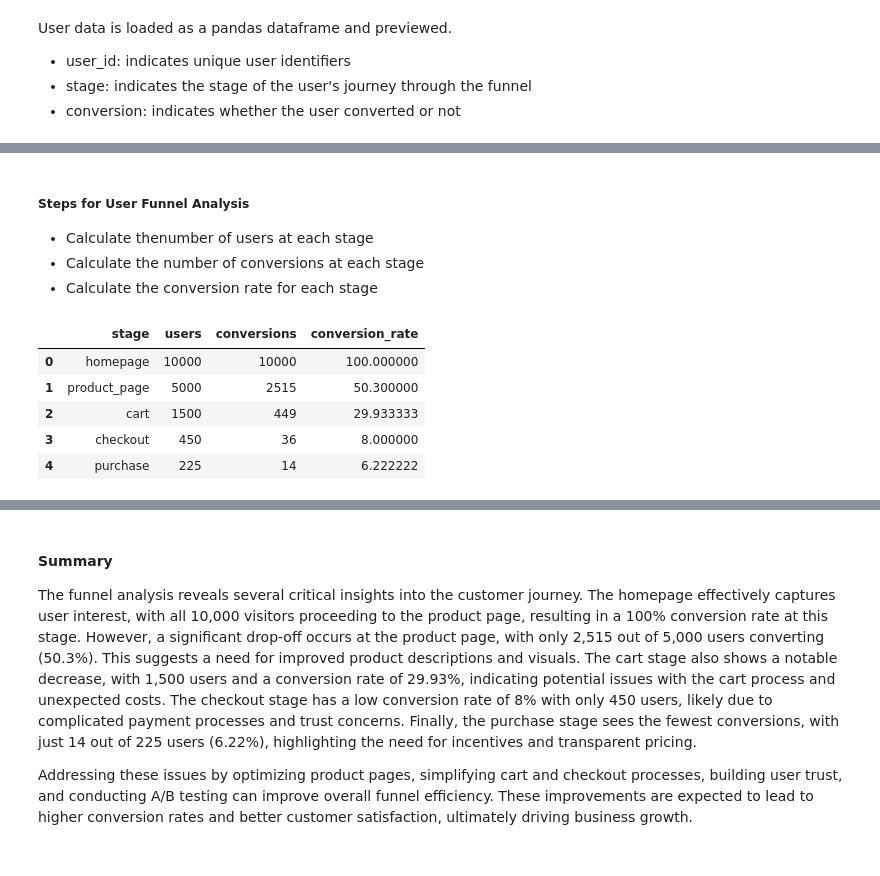
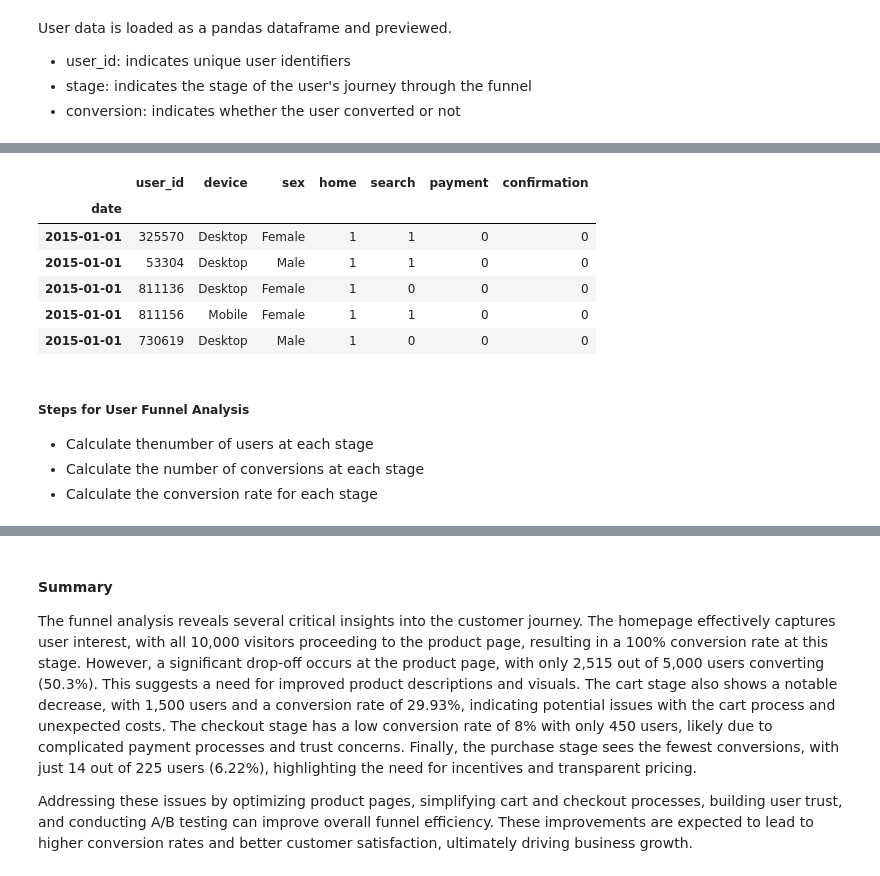
Before and after one commit to DrDamiDave/Customer-Funnel-Analysis, a Jupyter notebook: Customer Funnel Analysis.ipynb, the cells around one changed output, grey strips where cells are left out. Drawn from its saved outputs; the diff is of its cells as text; code cells hidden in the pictures.

```diff
--- a/Customer Funnel Analysis.ipynb
+++ b/Customer Funnel Analysis.ipynb
@@ -46,0 +43,3 @@ The stages in the funnel analysis
+# %%
+home_df = pd.read_csv("home_page_table.csv")
+home_df.head(5)
@@ -47,38 +83,47 @@ The stages in the funnel analysis
+# %%
+# List of dataframes to merge
+df_list = [user_df, home_df,  search_df, payment_df, confirmation_df]
+
+# Rename columns for consistency
+home_df = home_df.rename(columns={'page': 'home'})
+search_df = search_df.rename(columns={'page': 'search'})
+payment_df = payment_df.rename(columns={'page': 'payment'})
+confirmation_df = confirmation_df.rename(columns={'page': 'confirmation'})
+
+
+# Merge all dataframes on 'user_id'
+all_df = reduce(lambda left, right: pd.merge(left, right, how='outer', on='user_id'), df_list)
+
+# Replace specific page values with 1 and fill NaN with 0
+page_columns = {
+    'search': 'search_page',
+    'home': 'home_page',
+    'payment': 'payment_page',
+    'confirmation': 'payment_confirmation_page'
+}
+
+for col, value in page_columns.items():
+    all_df.loc[all_df[col] == value, col] = 1
+
+all_df = all_df.fillna(0)
+
+# Convert 'date' to datetime and set as index, then sort by date
+all_df['date'] = pd.to_datetime(all_df['date'])
+all_df = all_df.set_index('date').sort_values('date')
+
+
+all_df.head()
+# %% [output]
+|  | user_id | device | sex | home | search | payment | confirmation |
+| date |  |  |  |  |  |  |  |
+| 2015-01-01 | 325570 | Desktop | Female | 1 | 1 | 0 | 0 |
+| 2015-01-01 | 53304 | Desktop | Male | 1 | 1 | 0 | 0 |
+| 2015-01-01 | 811136 | Desktop | Female | 1 | 0 | 0 | 0 |
+| 2015-01-01 | 811156 | Mobile | Female | 1 | 1 | 0 | 0 |
+| 2015-01-01 | 730619 | Desktop | Male | 1 | 0 | 0 | 0 |
 # %% [markdown]
 ##### Steps for User Funnel Analysis
 
 * Calculate thenumber of users at each stage
 * Calculate the number of conversions at each stage
 * Calculate the conversion rate for each stage
-# %%
-# Calculate the number of users at each stage
-users_per_stage = user_data.groupby('stage')['user_id'].nunique().reset_index()
-users_per_stage.columns = ['stage', 'users']
-
-# Calculate the number of conversions at each stage
-conversions_per_stage = user_data[user_data['conversion']].groupby('stage')['user_id'].nunique().reset_index()
-conversions_per_stage.columns = ['stage', 'conversions']
-
-# Merge the two DataFrames
-funnel_data = pd.merge(users_per_stage, conversions_per_stage, on='stage', how='left')
-funnel_data['conversions'] = funnel_data['conversions'].fillna(0)
-
-# Calculate the conversion rate for each stage
-funnel_data['conversion_rate'] = (funnel_data['conversions'] / funnel_data['users']) * 100
-
-stage_order = ['homepage', 'product_page', 'cart', 'checkout', 'purchase']
-
-# Set the 'stage' column to a categorical type with the defined order
-funnel_data['stage'] = pd.Categorical(funnel_data['stage'], categories=stage_order, ordered=True)
-
-# Sort the DataFrame by the 'stage' column
-funnel_data = funnel_data.sort_values('stage').reset_index(drop=True)
-
-funnel_data
-# %% [output]
-|  | stage | users | conversions | conversion_rate |
-| 0 | homepage | 10000 | 10000 | 100.000000 |
-| 1 | product_page | 5000 | 2515 | 50.300000 |
-| 2 | cart | 1500 | 449 | 29.933333 |
-| 3 | checkout | 450 | 36 | 8.000000 |
-| 4 | purchase | 225 | 14 | 6.222222 |
```
Also changed, not shown: parts of 13 cells of this notebook.
